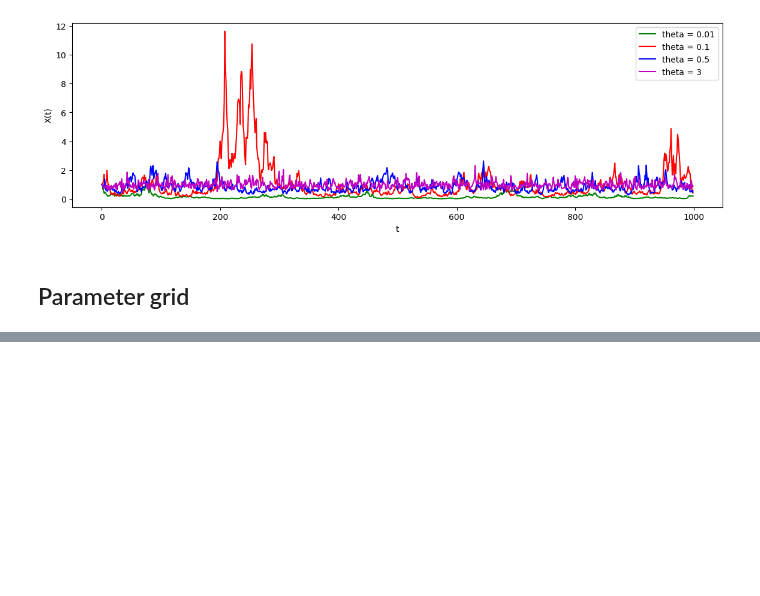
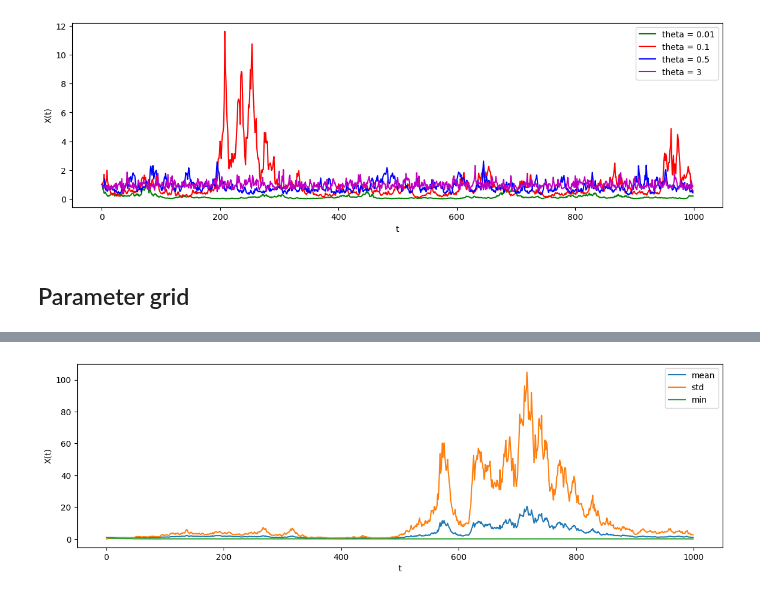
Before and after one commit to falric05/AII-Flare-prediction, a Jupyter notebook: notebooks/Data_inspection.ipynb, the cells around one changed output, grey strips where cells are left out. Drawn from its saved outputs; the diff is of its cells as text; code cells hidden in the pictures; blank space fills up the shorter version.

```diff
--- a/notebooks/Data_inspection.ipynb
+++ b/notebooks/Data_inspection.ipynb
@@ -137,0 +154,12 @@ plot_datapoints(grid, params, variation='sigma')
+# %%
+# np.mean(grid, axis=0)[0,0,:]
+plt.figure(figsize=figsize)
+plt.plot(np.mean(grid, axis=0)[0,0,3,:], label='mean')
+plt.plot( np.std(grid, axis=0)[0,0,3,:], label='std')
+plt.plot( np.min(grid, axis=0)[0,0,3,:], label='min')
+plt.xlabel('t')
+plt.ylabel('X(t)')
+plt.legend()
+plt.show()
+# %% [output]
+[figure, added]
```
Also changed, not shown: parts of 8 cells of this notebook.
